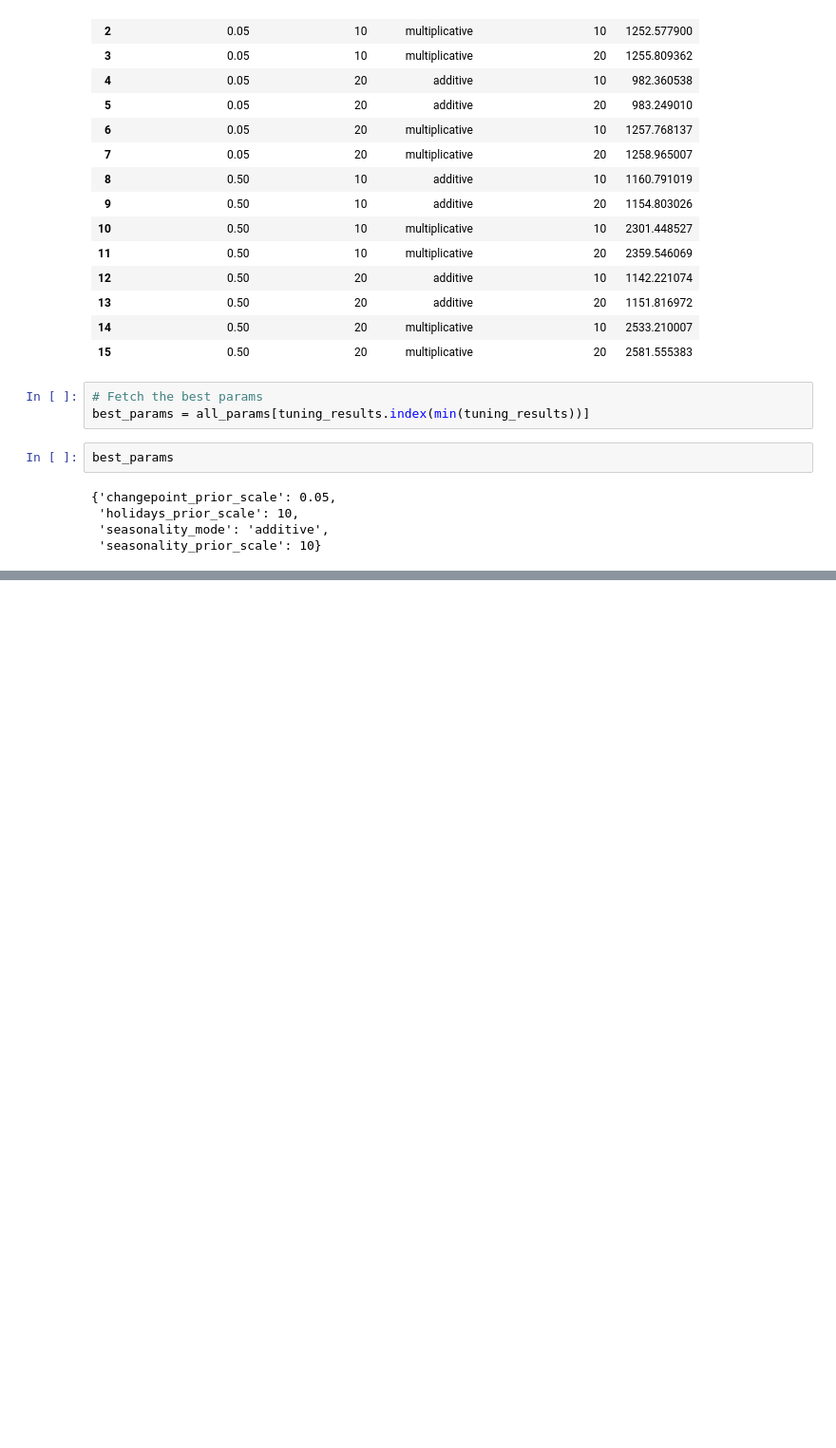
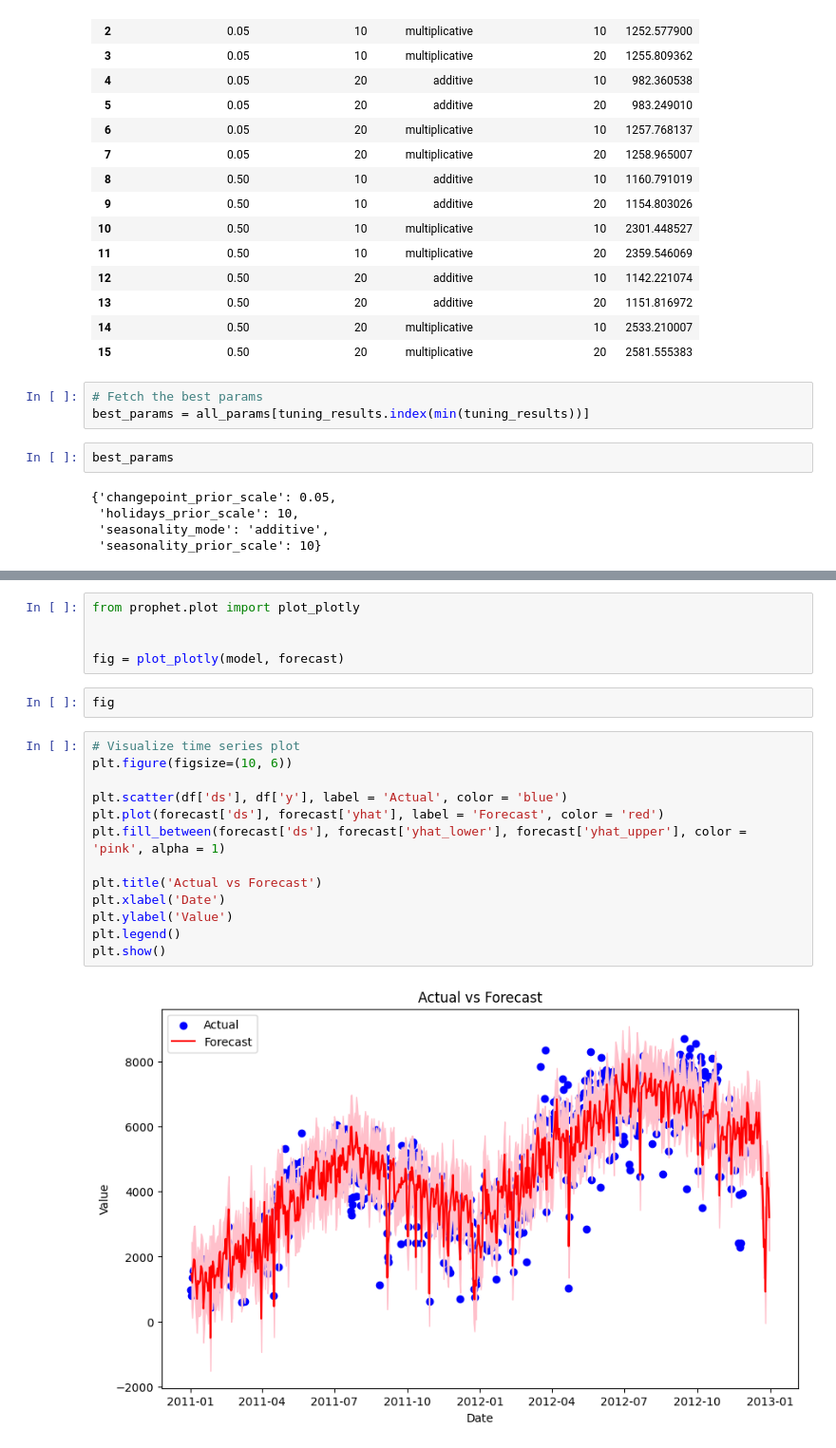
Before and after one commit to kshirsagarsiddharth/Python-Time-Series-Forecasting, a Jupyter notebook: facebook_prophet_project.ipynb, the cells around one changed output, grey strips where cells are left out. Shown at 95% size. Saved outputs shown, nothing was run; the diff lists cells and outputs as text; blank space fills up the shorter version.

```diff
--- a/facebook_prophet_project.ipynb
+++ b/facebook_prophet_project.ipynb
@@ -754,0 +785,22 @@ best_params
+# %%
+from prophet.plot import plot_plotly
+
+
+fig = plot_plotly(model, forecast)
+# %%
+fig
+# %%
+# Visualize time series plot
+plt.figure(figsize=(10, 6))
+
+plt.scatter(df['ds'], df['y'], label = 'Actual', color = 'blue')
+plt.plot(forecast['ds'], forecast['yhat'], label = 'Forecast', color = 'red')
+plt.fill_between(forecast['ds'], forecast['yhat_lower'], forecast['yhat_upper'], color = 'pink', alpha = 1)
+
+plt.title('Actual vs Forecast')
+plt.xlabel('Date')
+plt.ylabel('Value')
+plt.legend()
+plt.show()
+# %% [output]
+[figure, added]
```
Also changed, not shown: parts of 27 cells of this notebook, 2 other files.
